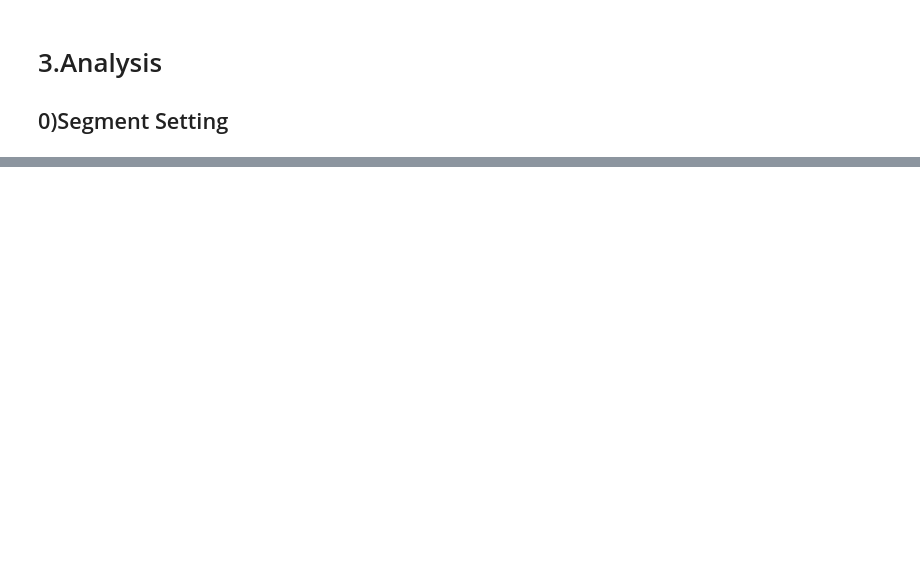
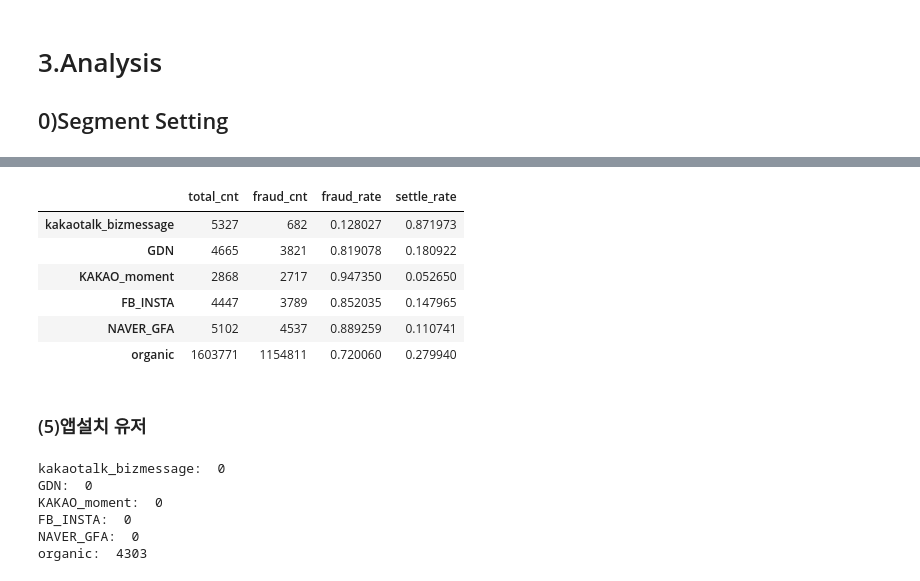
Before and after one commit to tand-datateam-th/kto_prj_git, a Jupyter notebook: [KTO]_Letter_analysis_v1_2210.ipynb, the cells around one changed output, grey strips where cells are left out. Saved outputs shown, nothing was run; the diff lists cells and outputs as text; code cells hidden in the pictures; blank space fills up the shorter version.

```diff
--- a/[KTO]_Letter_analysis_v1_2210.ipynb
+++ b/[KTO]_Letter_analysis_v1_2210.ipynb
@@ -394,12 +179,0 @@ df_id_prep
-# %%
-# 1. users installed app
-dict_install = {}
-for key, lst in dict_id_referrs.items():
-    dict_install[f'{key}'] = {}
-    dict_install[f'{key}']['id'] = df_param_install[KEY_ID_DEVICE][df_param_install[KEY_ID_DEVICE].isin(lst)]
-    dict_install[f'{key}']['cnt'] = len(dict_install[f'{key}'])
-
-# df_install_referrs = pd.DataFrame.from_dict(
-#     dict_cnt_install, orient='index', columns=[
-#         'install_cnt'])
-# df_install_referrs
@@ -486,0 +478,65 @@ _df_age
+# %%
+#########################################
+# 1. 바운스 유저 비율 & 정착 유저 비율
+#########################################
+dict_fraud_referrs = {}
+for key, values in dict_lst_user_from_referrs_gudok.items():
+    _df = df_app_log[df_app_log[KEY_ID_DEVICE].isin(values)]
+    _df = _df.groupby(KEY_ID_DEVICE)['duration'].sum().reset_index()
+    lst_device_fraud = list(_df[KEY_ID_DEVICE][_df['duration'] < 5].unique())
+
+    TOTAL_CNT = _df[KEY_ID_DEVICE].nunique()
+    FRAUD_CNT = len(lst_device_fraud)
+    FRAUD_RATE = FRAUD_CNT / TOTAL_CNT
+    # SETTLE_RATE = 1 - FRAUD_RATE
+
+    dict_fraud_referrs[f'{key}'] = [TOTAL_CNT, FRAUD_CNT, FRAUD_RATE,  1 - FRAUD_RATE]
+
+df_fraud_referrs = pd.DataFrame.from_dict(
+    dict_fraud_referrs, orient='index', columns=[
+        'total_cnt', 'fraud_cnt', 'fraud_rate', 'settle_rate'])
+
+df_fraud_referrs
+# %% [output]
+|  | total_cnt | fraud_cnt | fraud_rate | settle_rate |
+| kakaotalk_bizmessage | 5327 | 682 | 0.128027 | 0.871973 |
+| GDN | 4665 | 3821 | 0.819078 | 0.180922 |
+| KAKAO_moment | 2868 | 2717 | 0.947350 | 0.052650 |
+| FB_INSTA | 4447 | 3789 | 0.852035 | 0.147965 |
+| NAVER_GFA | 5102 | 4537 | 0.889259 | 0.110741 |
+| organic | 1603771 | 1154811 | 0.720060 | 0.279940 |
+# %% [markdown]
+### (5)앱설치 유저
+# %%
+#########################################
+# 0. prep
+#########################################
+df_id_prep = SpherePrep.Prop.df_prop_pipe(
+                df_app_log, [KEY_ID_DEVICE, KEY_ID_USER],
+                drop_none_prop = True)
+
+#########################################
+# 1. 앱설치 유저
+#########################################
+dict_install = {}
+df_install_cnt = pd.DataFrame()
+_df_log_target = df_app_log[df_app_log['abs_events'].apply(lambda x : True if EVENT_APP_INSTALL in x else False)]
+
+for key, lst in dict_lst_user_from_referrs_gudok.items():
+    _lst = list(set(df_id_prep[KEY_ID_DEVICE][df_id_prep[KEY_ID_DEVICE].isin(lst)]))
+
+    dict_install[f'{key}'] = {}
+    dict_install[f'{key}']['device_id'] =\
+        _df_log_target[KEY_ID_DEVICE][_df_log_target[KEY_ID_DEVICE].isin(_lst)]
+
+    dict_install[f'{key}']['cnt'] = len(dict_install[f'{key}']['device_id'])
+    df_install_cnt[f'{key}_cnt'] = dict_install[f'{key}']['cnt']
+
+    print(f'{key}: ', dict_install[f'{key}']['cnt'])
+# %% [output]
+kakaotalk_bizmessage:  0
+GDN:  0
+KAKAO_moment:  0
+FB_INSTA:  0
+NAVER_GFA:  0
+organic:  4303
```
Also changed, not shown: parts of 40 cells of this notebook.
